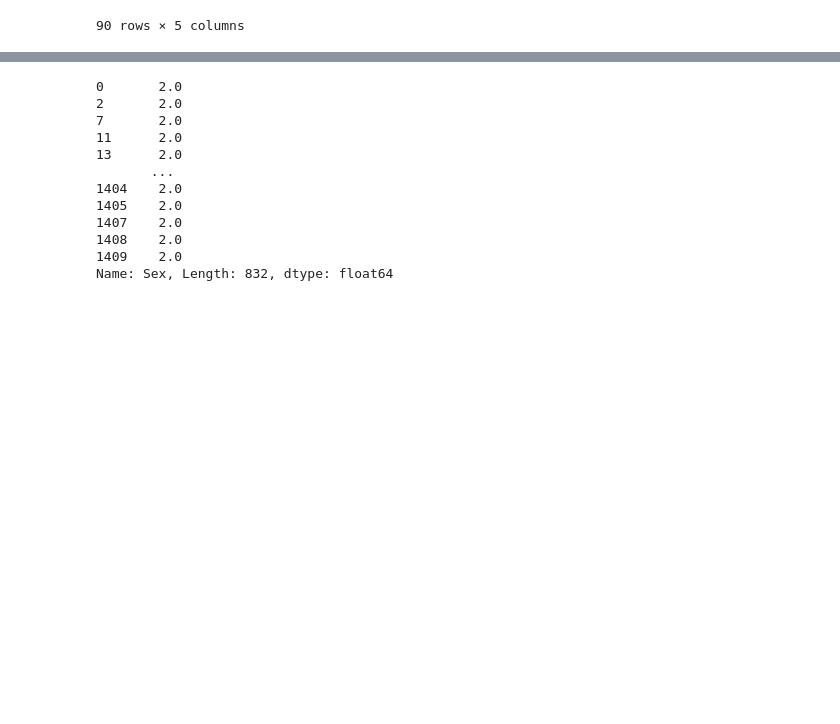
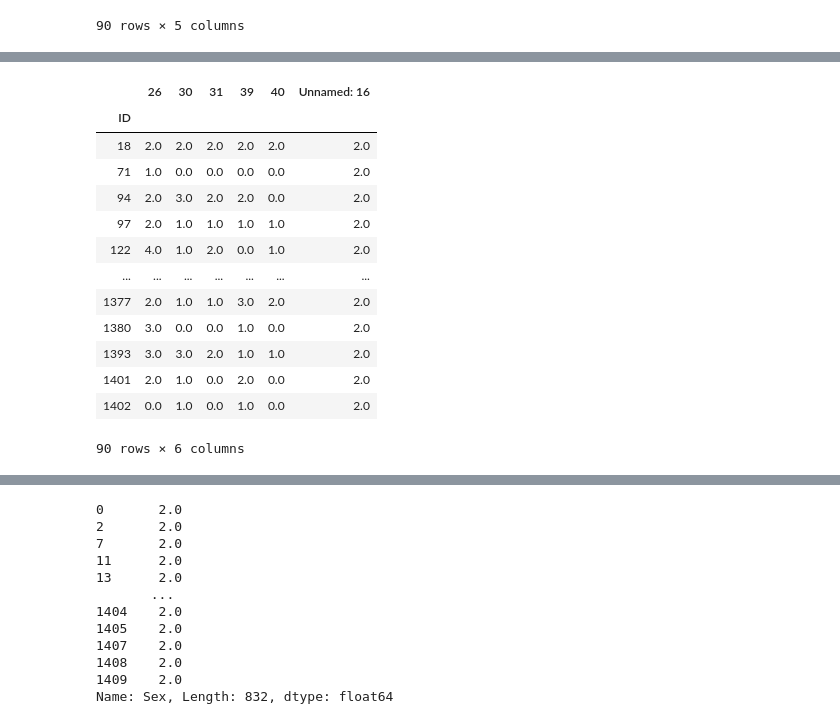
Before and after one commit to josephshanks/JapanEarthquake2011, a Jupyter notebook: S1.ipynb, the cells around one changed output, grey strips where cells are left out. Cells and saved outputs as stored; diff of their text form; code cells hidden in the pictures; blank space fills up the shorter version.

```diff
--- a/S1.ipynb
+++ b/S1.ipynb
@@ -304,0 +324,17 @@ df_p_emotional_regulation[df_p_emotional_regulation['Unnamed: 16'] ==2][df_p_emo
+# %%
+df_p_leadership[df_p_leadership['Unnamed: 16'] ==2][df_p_leadership[[26, 30, 31, 39, 40]].sum(axis=1) <=10]
+# %% [output]
+|  | 26 | 30 | 31 | 39 | 40 | Unnamed: 16 |
+| ID |  |  |  |  |  |  |
+| 18 | 2.0 | 2.0 | 2.0 | 2.0 | 2.0 | 2.0 |
+| 71 | 1.0 | 0.0 | 0.0 | 0.0 | 0.0 | 2.0 |
+| 94 | 2.0 | 3.0 | 2.0 | 2.0 | 0.0 | 2.0 |
+| 97 | 2.0 | 1.0 | 1.0 | 1.0 | 1.0 | 2.0 |
+| 122 | 4.0 | 1.0 | 2.0 | 0.0 | 1.0 | 2.0 |
+| ... | ... | ... | ... | ... | ... | ... |
+| 1377 | 2.0 | 1.0 | 1.0 | 3.0 | 2.0 | 2.0 |
+| 1380 | 3.0 | 0.0 | 0.0 | 1.0 | 0.0 | 2.0 |
+| 1393 | 3.0 | 3.0 | 2.0 | 1.0 | 1.0 | 2.0 |
+| 1401 | 2.0 | 1.0 | 0.0 | 2.0 | 0.0 | 2.0 |
+| 1402 | 0.0 | 1.0 | 0.0 | 1.0 | 0.0 | 2.0 |
+90 rows × 6 columns
```
Also changed, not shown: parts of 19 cells of this notebook.
